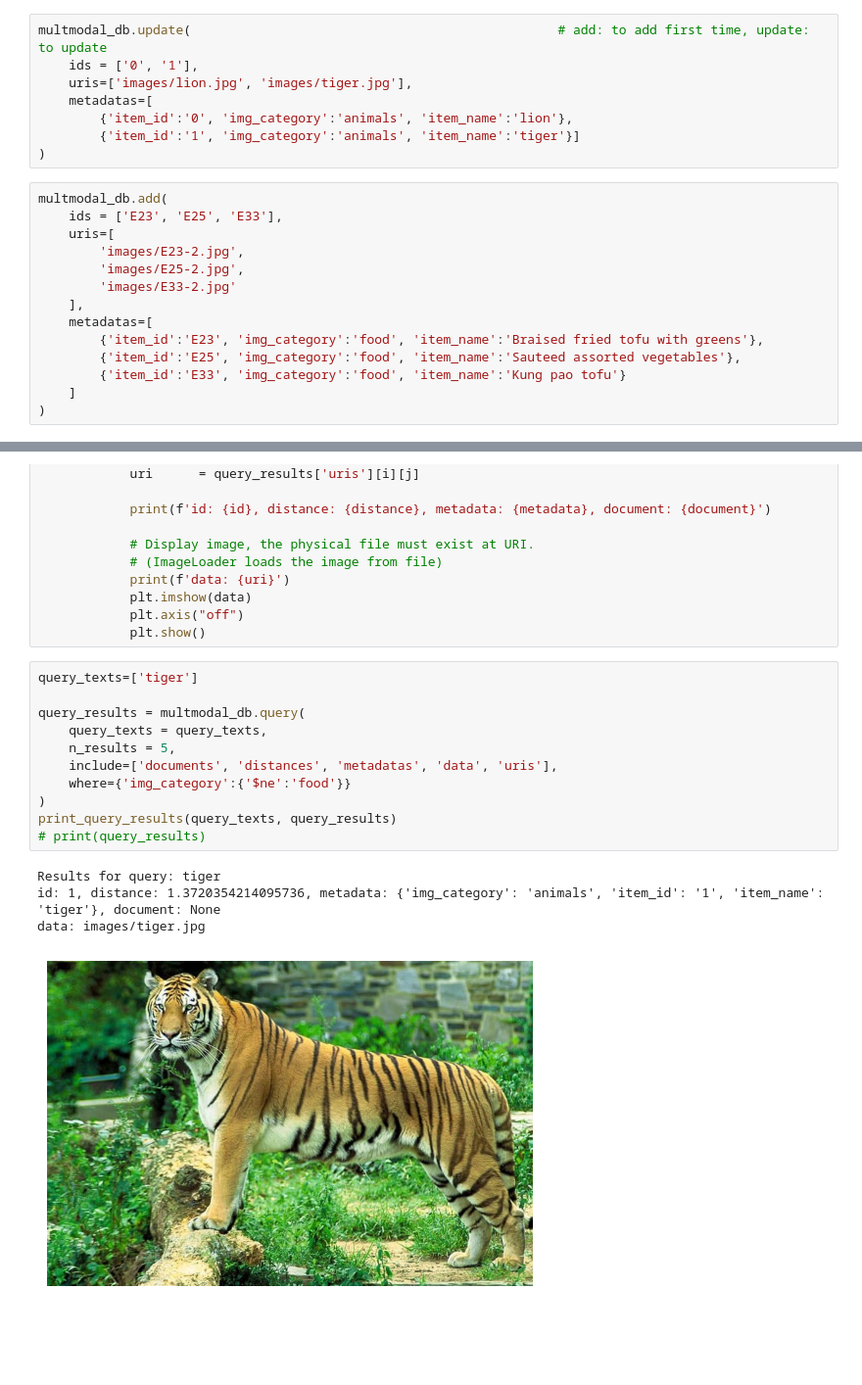
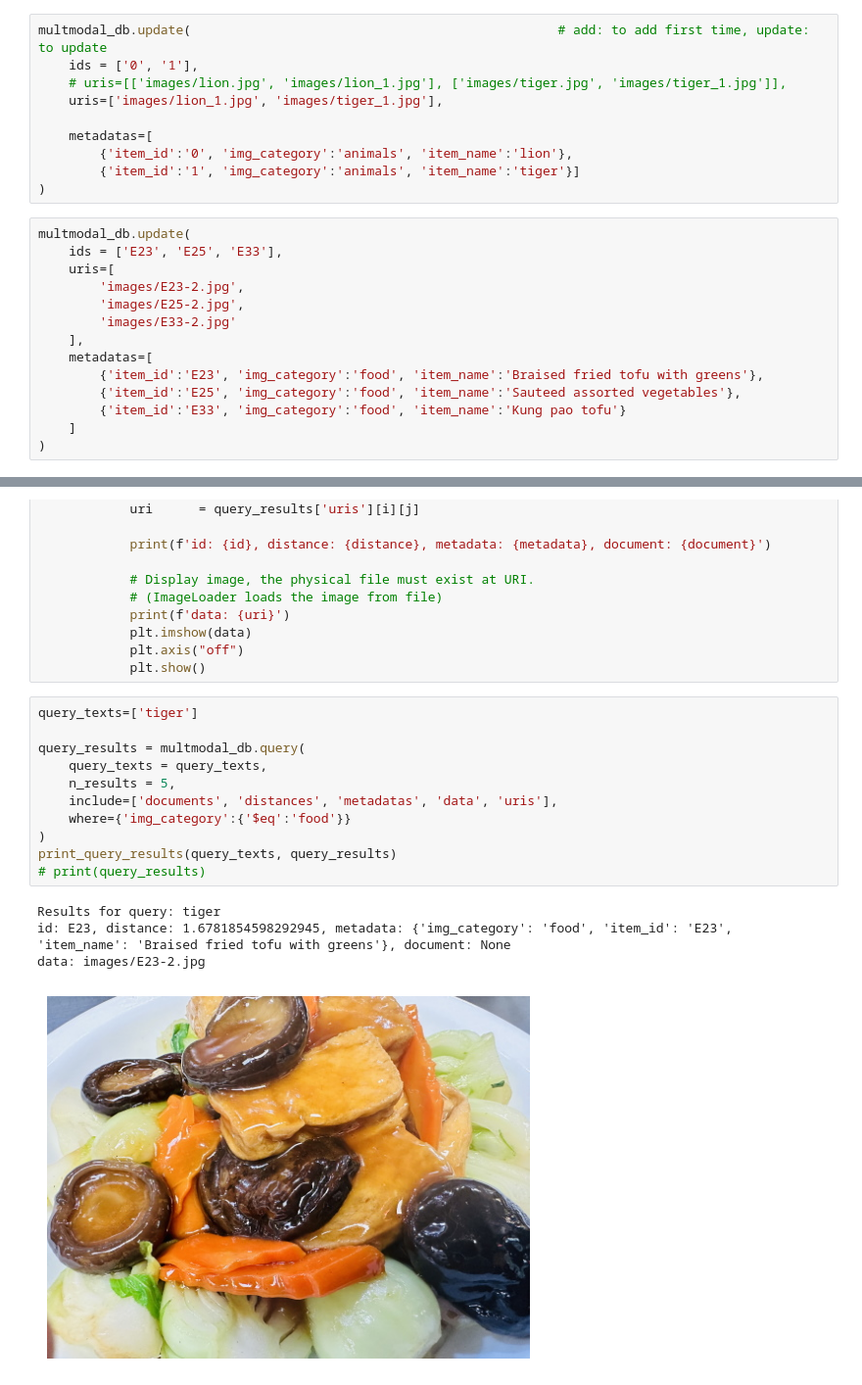
Before and after one commit to salahuddin975/real_estate_agent, a Jupyter notebook: image_embedding/chroma_multimodal.ipynb, the cells around one changed output, grey strips where cells are left out. Shown at 98% size. Cells and saved outputs as stored; diff of their text form; blank space fills up the shorter version.

```diff
--- a/image_embedding/chroma_multimodal.ipynb
+++ b/image_embedding/chroma_multimodal.ipynb
@@ -20,13 +21,15 @@ multmodal_db = chroma_client.get_or_create_collection(name="multimoda_db", embed
 # %%
 multmodal_db.update(                                                # add: to add first time, update: to update
     ids = ['0', '1'],
-    uris=['images/lion.jpg', 'images/tiger.jpg'],
+    # uris=[['images/lion.jpg', 'images/lion_1.jpg'], ['images/tiger.jpg', 'images/tiger_1.jpg']],
+    uris=['images/lion_1.jpg', 'images/tiger_1.jpg'],
+
     metadatas=[
         {'item_id':'0', 'img_category':'animals', 'item_name':'lion'},
         {'item_id':'1', 'img_category':'animals', 'item_name':'tiger'}]
 )
 # %%
-multmodal_db.add(
+multmodal_db.update(
     ids = ['E23', 'E25', 'E33'],
     uris=[
         'images/E23-2.jpg',
@@ -76,16 +72,16 @@ def print_query_results(query_list: list, query_results: dict)->None:
 # %%
 query_texts=['tiger']
 
 query_results = multmodal_db.query(
     query_texts = query_texts,
     n_results = 5,
     include=['documents', 'distances', 'metadatas', 'data', 'uris'],
-    where={'img_category':{'$ne':'food'}}
+    where={'img_category':{'$eq':'food'}}
 )
 print_query_results(query_texts, query_results)
 # print(query_results)
 # %% [output]
 Results for query: tiger
-id: 1, distance: 1.3720354214095736, metadata: {'img_category': 'animals', 'item_id': '1', 'item_name': 'tiger'}, document: None
-data: images/tiger.jpg
+id: E23, distance: 1.6781854598292945, metadata: {'img_category': 'food', 'item_id': 'E23', 'item_name': 'Braised fried tofu with greens'}, document: None
+data: images/E23-2.jpg
-[figure, old version]
+[figure, new version]
```
Also changed, not shown: parts of 3 cells of this notebook.
